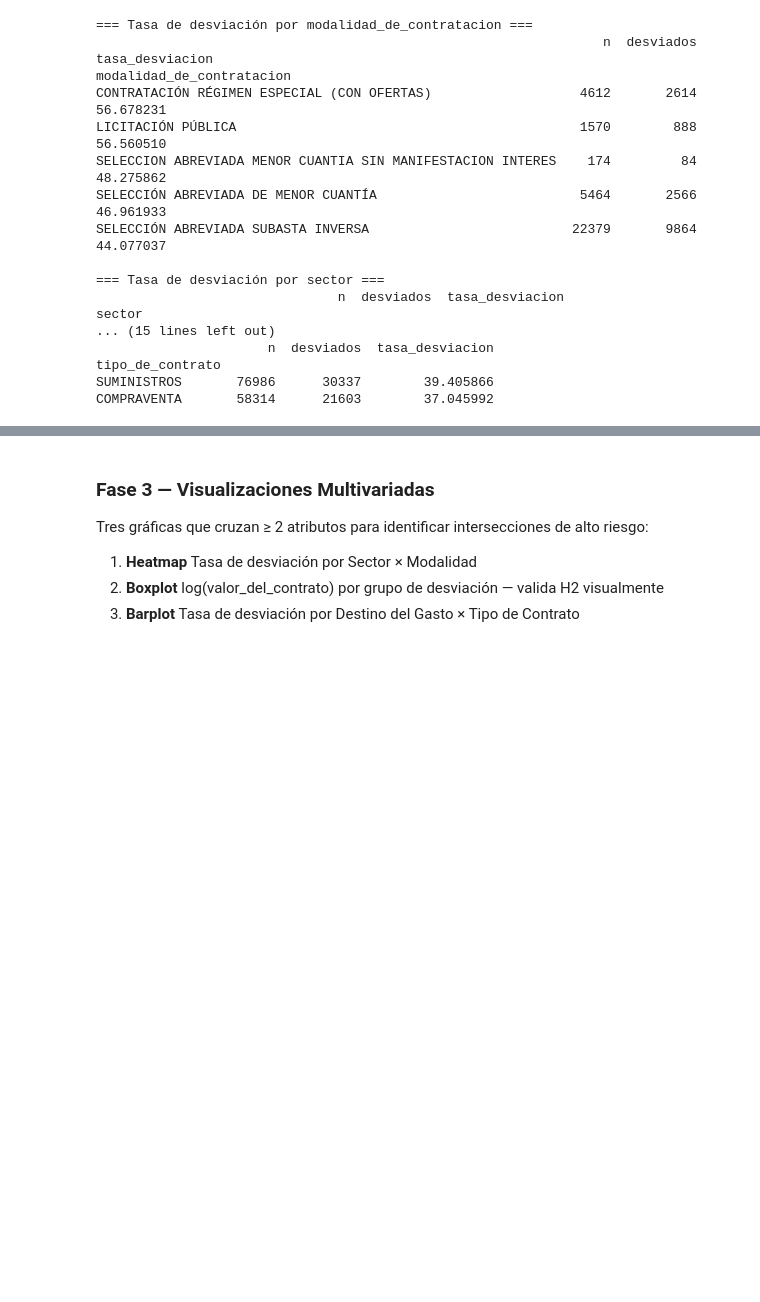
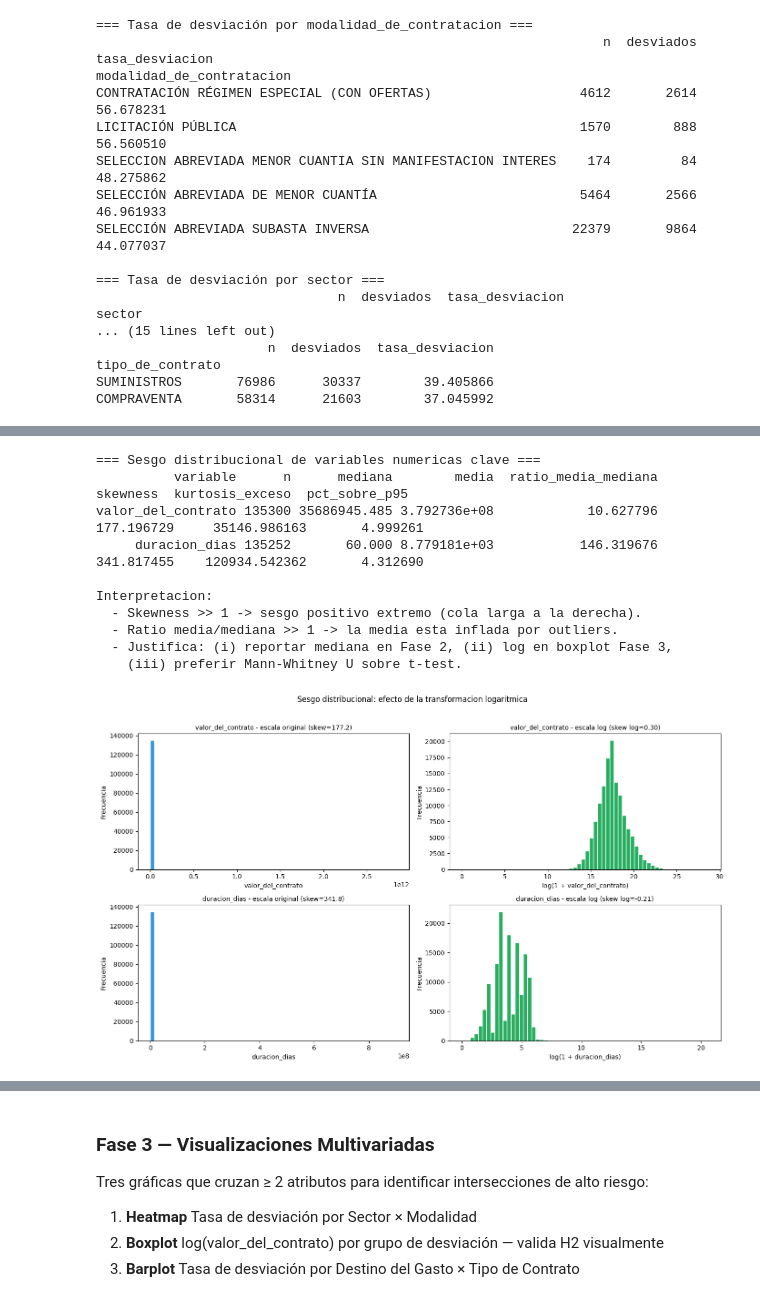
Before and after one commit to louis97/contratacion_publica_bienes, a Jupyter notebook: analisis.ipynb, the cells around one changed output, grey strips where cells are left out. Cells and saved outputs as stored; diff of their text form; code cells hidden in the pictures; blank space fills up the shorter version.

```diff
--- a/analisis.ipynb
+++ b/analisis.ipynb
@@ -465,0 +519,53 @@ Si p < 0.05, los contratos con desviacion presentan distribucion de valor signif
+# %%
+# Caracterizacion de sesgo y curtosis para variables numericas clave
+vars_num = ['valor_del_contrato', 'duracion_dias']
+filas_sesgo = []
+for v in vars_num:
+    s = df_clean[v].dropna()
+    filas_sesgo.append({
+        'variable': v,
+        'n': len(s),
+        'mediana': s.median(),
+        'media': s.mean(),
+        'ratio_media_mediana': s.mean() / s.median() if s.median() else float('nan'),
+        'skewness': s.skew(),
+        'kurtosis_exceso': s.kurt(),
+        'pct_sobre_p95': (s > s.quantile(0.95)).mean() * 100,
+    })
+sesgo_df = pd.DataFrame(filas_sesgo)
+print('=== Sesgo distribucional de variables numericas clave ===')
+print(sesgo_df.to_string(index=False))
+print('\nInterpretacion:')
+print('  - Skewness >> 1 -> sesgo positivo extremo (cola larga a la derecha).')
+print('  - Ratio media/mediana >> 1 -> la media esta inflada por outliers.')
+print('  - Justifica: (i) reportar mediana en Fase 2, (ii) log en boxplot Fase 3,')
+print('    (iii) preferir Mann-Whitney U sobre t-test.')
+
+# Visualizacion: histograma en escala normal vs log para cada variable
+fig, axes = plt.subplots(2, 2, figsize=(14, 8))
+for i, v in enumerate(vars_num):
+    serie = df_clean[v].dropna()
+    axes[i, 0].hist(serie, bins=60, color='#3498db', edgecolor='white')
+    axes[i, 0].set_title(f'{v} - escala original (skew={serie.skew():.1f})',
+                         fontsize=10)
+    axes[i, 0].set_xlabel(v); axes[i, 0].set_ylabel('Frecuencia')
+    axes[i, 1].hist(np.log1p(serie), bins=60, color='#27ae60', edgecolor='white')
+    axes[i, 1].set_title(f'{v} - escala log (skew log={np.log1p(serie).skew():.2f})',
+                         fontsize=10)
+    axes[i, 1].set_xlabel(f'log(1 + {v})'); axes[i, 1].set_ylabel('Frecuencia')
+plt.suptitle('Sesgo distribucional: efecto de la transformacion logaritmica',
+             fontsize=12, y=1.02)
+plt.tight_layout()
+plt.show()
+# %% [output]
+=== Sesgo distribucional de variables numericas clave ===
+          variable      n      mediana        media  ratio_media_mediana   skewness  kurtosis_exceso  pct_sobre_p95
+valor_del_contrato 135300 35686945.485 3.792736e+08            10.627796 177.196729     35146.986163       4.999261
+     duracion_dias 135252       60.000 8.779181e+03           146.319676 341.817455    120934.542362       4.312690
+
+Interpretacion:
+  - Skewness >> 1 -> sesgo positivo extremo (cola larga a la derecha).
+  - Ratio media/mediana >> 1 -> la media esta inflada por outliers.
+  - Justifica: (i) reportar mediana en Fase 2, (ii) log en boxplot Fase 3,
+    (iii) preferir Mann-Whitney U sobre t-test.
+[figure, added]
```
Also changed, not shown: parts of 16 cells of this notebook, 5 other files.
